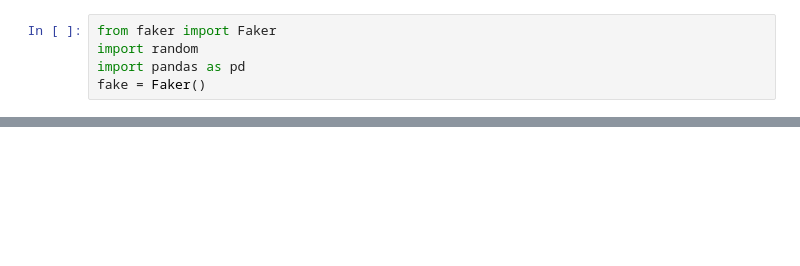
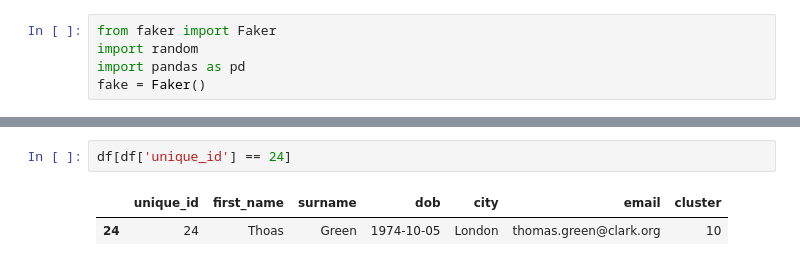
Before and after one commit to jiseok-jeong/splink-practice, a Jupyter notebook: faker.ipynb, the cells around one changed output, grey strips where cells are left out. Saved outputs shown, nothing was run; the diff lists cells and outputs as text; blank space fills up the shorter version.

```diff
--- a/faker.ipynb
+++ b/faker.ipynb
@@ -27,0 +151,5 @@ custom_population.head()
+# %%
+df[df['unique_id'] == 24]
+# %% [output]
+|  | unique_id | first_name | surname | dob | city | email | cluster |
+| 24 | 24 | Thoas | Green | 1974-10-05 | London | thomas.green@clark.org | 10 |
```
Also changed, not shown: parts of 18 cells of this notebook, 5 other files.
